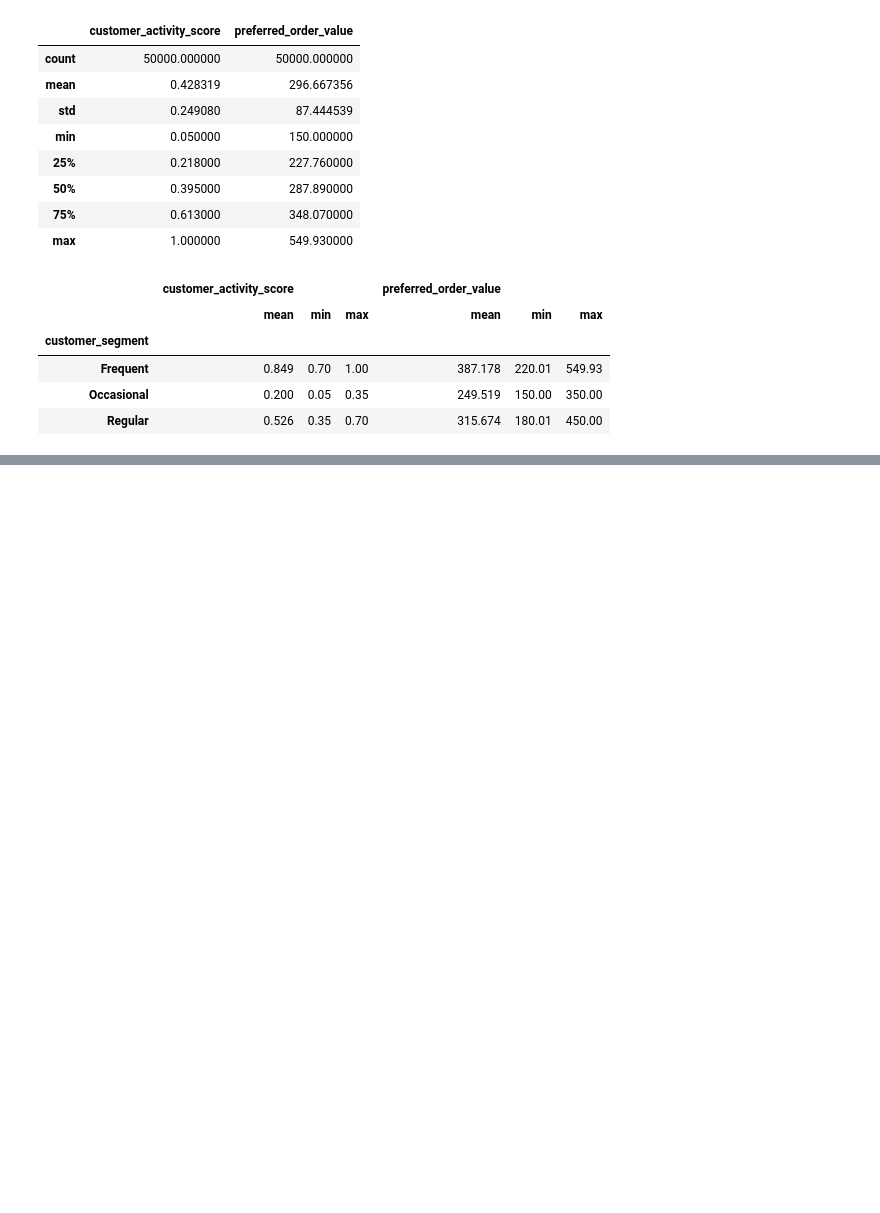
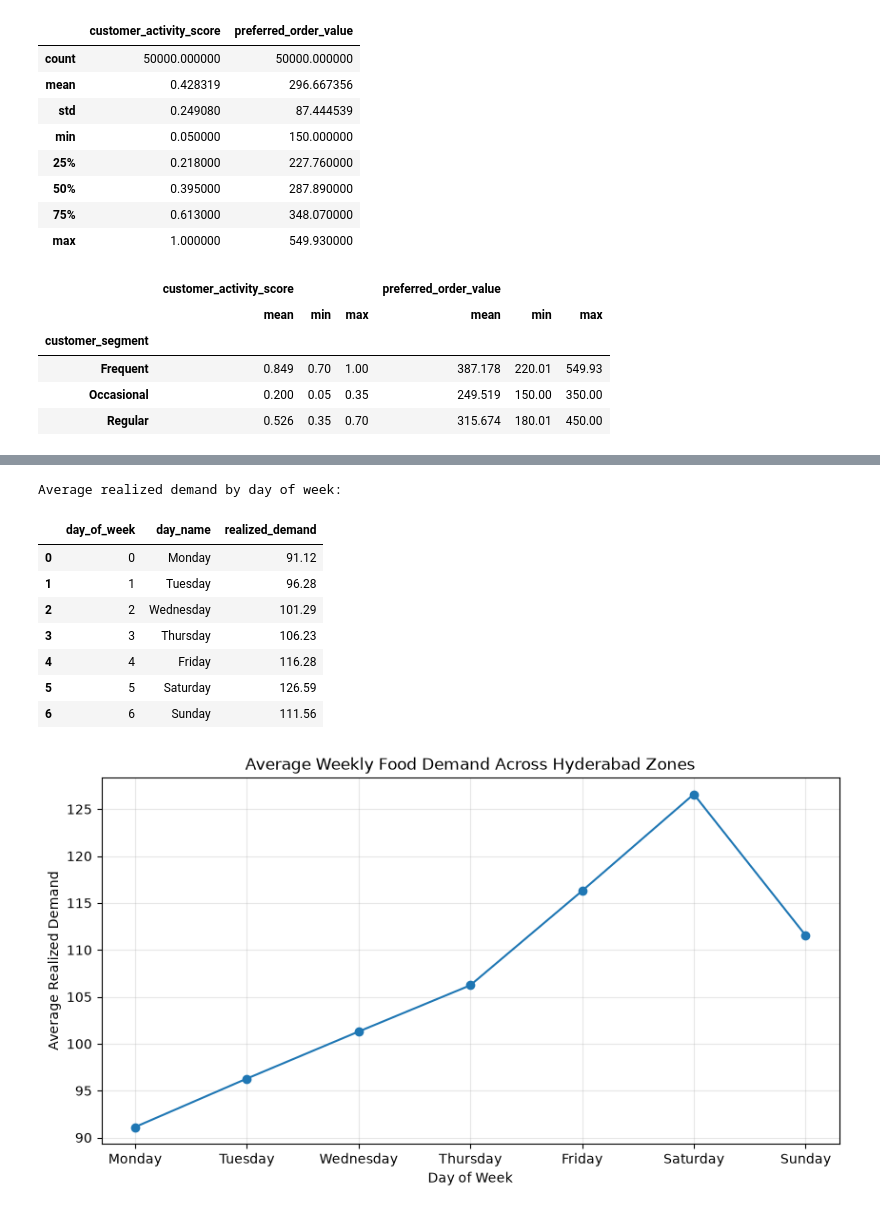
Before and after one commit to Venkatpotla33/AI-Enhanced-Hyperlocal-Food-Demand-Forecasting, a Jupyter notebook: notebooks/01_data_generation.ipynb, the cells around one changed output, grey strips where cells are left out. Saved outputs shown, nothing was run; the diff lists cells and outputs as text; code cells hidden in the pictures; blank space fills up the shorter version.

```diff
--- a/notebooks/01_data_generation.ipynb
+++ b/notebooks/01_data_generation.ipynb
@@ -244,0 +505,47 @@ segment_behavior
+# %%
+# ============================================================
+# WEEKLY DEMAND PATTERN ANALYSIS
+# ============================================================
+
+# Calculate average realized demand by day of week
+weekly_demand = (
+    demand_df
+    .groupby(["day_of_week", "day_name"])["realized_demand"]
+    .mean()
+    .reset_index()
+    .sort_values("day_of_week")
+)
+
+# Display summary
+print("Average realized demand by day of week:")
+
+display(
+    weekly_demand.round(2)
+)
+
+# Plot weekly demand pattern
+plt.figure(figsize=(10, 5))
+
+plt.plot(
+    weekly_demand["day_name"],
+    weekly_demand["realized_demand"],
+    marker="o"
+)
+
+plt.title("Average Weekly Food Demand Across Hyderabad Zones")
+plt.xlabel("Day of Week")
+plt.ylabel("Average Realized Demand")
+plt.grid(True, alpha=0.3)
+
+plt.show()
+# %% [output]
+Average realized demand by day of week:
+|  | day_of_week | day_name | realized_demand |
+| 0 | 0 | Monday | 91.12 |
+| 1 | 1 | Tuesday | 96.28 |
+| 2 | 2 | Wednesday | 101.29 |
+| 3 | 3 | Thursday | 106.23 |
+| 4 | 4 | Friday | 116.28 |
+| 5 | 5 | Saturday | 126.59 |
+| 6 | 6 | Sunday | 111.56 |
+[figure, added]
```
Also changed, not shown: parts of 10 cells of this notebook, 2 other files.
